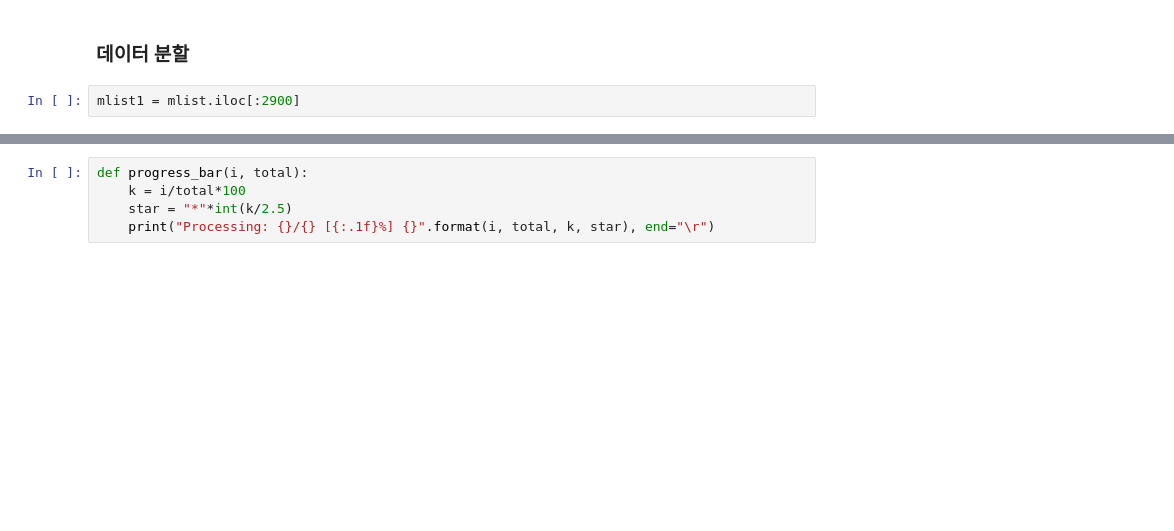
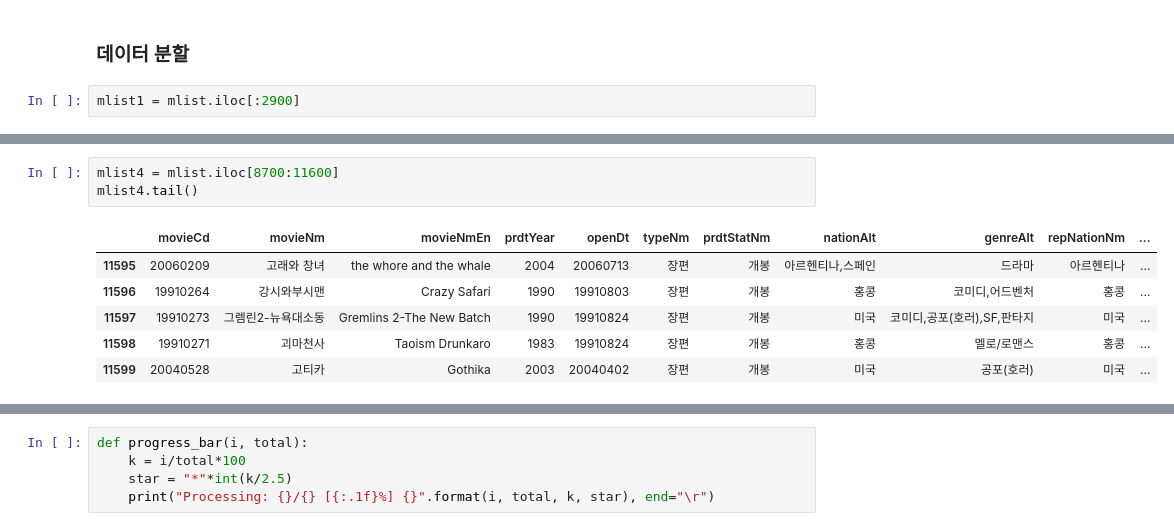
Before and after one commit to chongs02/final_project, a Jupyter notebook: DataScience/Code/preprocess/movie/movieInfo/load_movieDetail.ipynb, the cells around one changed output, grey strips where cells are left out. Cells and saved outputs as stored; diff of their text form; blank space fills up the shorter version.

```diff
--- a/DataScience/Code/preprocess/movie/movieInfo/load_movieDetail.ipynb
+++ b/DataScience/Code/preprocess/movie/movieInfo/load_movieDetail.ipynb
@@ -56,0 +70,10 @@ mlist2.head()
+# %%
+mlist4 = mlist.iloc[8700:11600]
+mlist4.tail()
+# %% [output]
+|  | movieCd | movieNm | movieNmEn | prdtYear | openDt | typeNm | prdtStatNm | nationAlt | genreAlt | repNationNm | ... |
+| 11595 | 20060209 | 고래와 창녀 | the whore and the whale | 2004 | 20060713 | 장편 | 개봉 | 아르헨티나,스페인 | 드라마 | 아르헨티나 | ... |
+| 11596 | 19910264 | 강시와부시맨 | Crazy Safari | 1990 | 19910803 | 장편 | 개봉 | 홍콩 | 코미디,어드벤처 | 홍콩 | ... |
+| 11597 | 19910273 | 그렘린2-뉴욕대소동 | Gremlins 2-The New Batch | 1990 | 19910824 | 장편 | 개봉 | 미국 | 코미디,공포(호러),SF,판타지 | 미국 | ... |
+| 11598 | 19910271 | 괴마천사 | Taoism Drunkaro | 1983 | 19910824 | 장편 | 개봉 | 홍콩 | 멜로/로맨스 | 홍콩 | ... |
+| 11599 | 20040528 | 고티카 | Gothika | 2003 | 20040402 | 장편 | 개봉 | 미국 | 공포(호러) | 미국 | ... |
```
Also changed, not shown: parts of 11 cells of this notebook, 3 other files.
